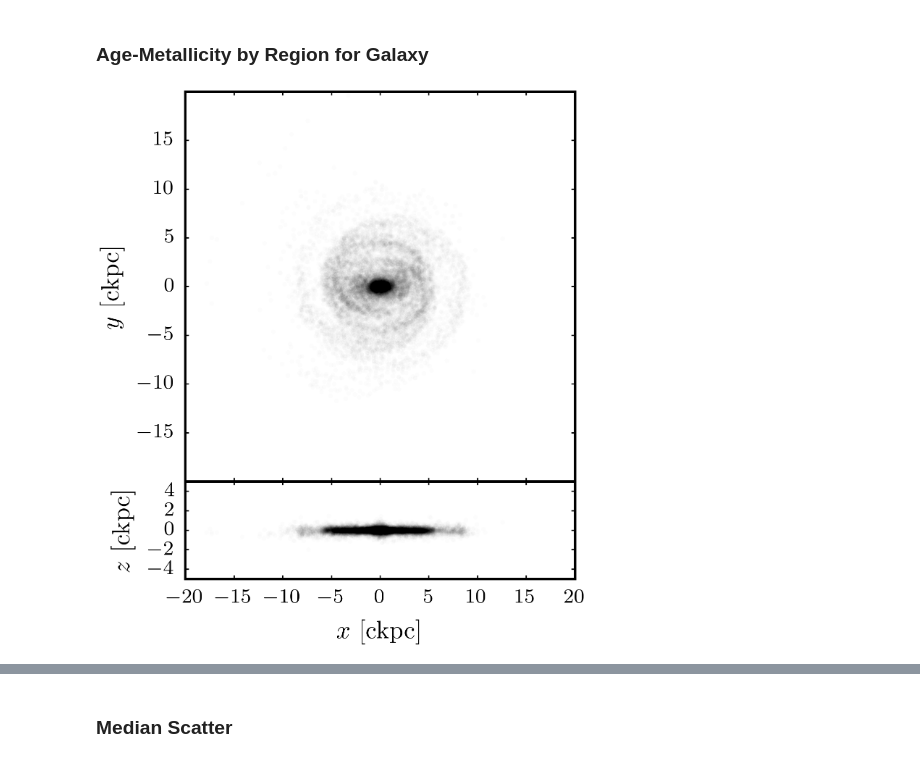
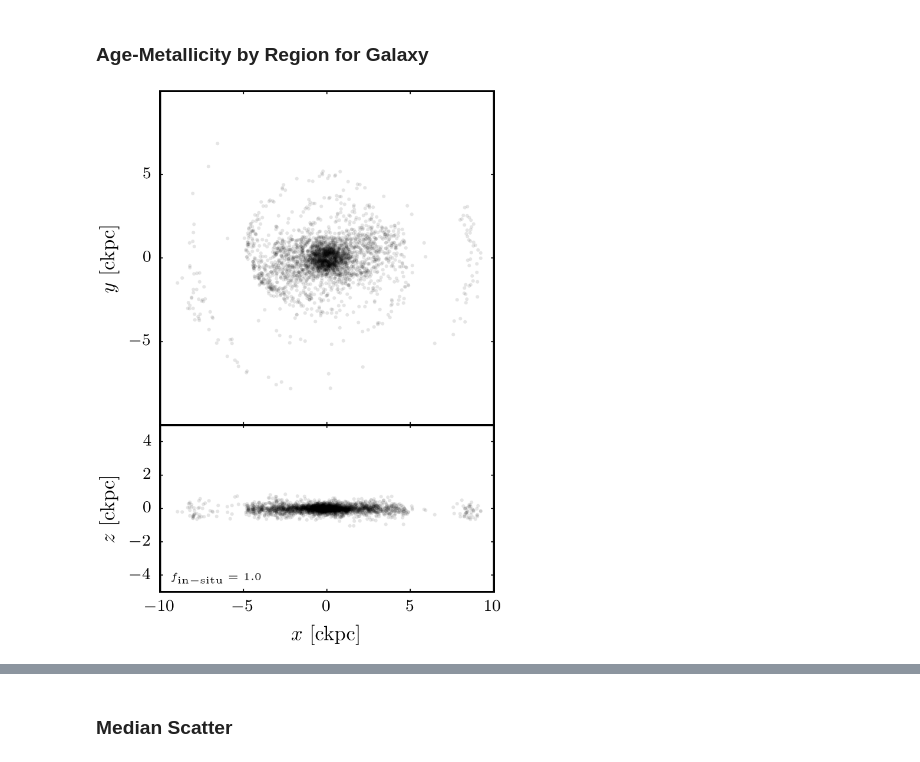
Before and after one commit to ffiza/auriga-metals, a Jupyter notebook: scripts/Age Metallicity Relation.ipynb, the cells around one changed output, grey strips where cells are left out. Cells and saved outputs as stored; diff of their text form; code cells hidden in the pictures.

```diff
--- a/scripts/Age Metallicity Relation.ipynb
+++ b/scripts/Age Metallicity Relation.ipynb
@@ -26,7 +29,8 @@ AGE_RANGE = (0, 14)
 ORIGINALS = [f"au{galaxy}_or_l4_s127" for galaxy in settings.galaxies]
 RERUNS = [f"au{galaxy}_or_l4_s127" for galaxy in settings.reruns]
 # %%
-def read_data(simulation: str, include_region: bool = False) -> pd.DataFrame:
+def read_data(simulation: str, include_region: bool = False,
+              tag_in_situ: bool = False) -> pd.DataFrame:
     """
     This method returns data related to the analysis in this notebook.
 
@@ -46,6 +50,7 @@ def read_data(simulation: str, include_region: bool = False) -> pd.DataFrame:
                  loadonlytype=[0, 1, 2, 3, 4, 5])
     s.add_stellar_age()
     s.add_metal_abundance(of="Fe", to='H')
+    s.add_circularity()
 
     is_real_star = (s.type == 4) & (s.stellar_formation_time > 0)
     is_main_obj = (s.halo == s.halo_idx) & (s.subhalo == s.subhalo_idx)
@@ -55,15 +60,20 @@ def read_data(simulation: str, include_region: bool = False) -> pd.DataFrame:
         "[Fe/H]": s.metal_abundance["Fe/H"][is_real_star & is_main_obj],
         "xPosition_ckpc": s.pos[is_real_star & is_main_obj, 0],
         "yPosition_ckpc": s.pos[is_real_star & is_main_obj, 1],
-        "zPosition_ckpc": s.pos[is_real_star & is_main_obj, 2]}
+        "zPosition_ckpc": s.pos[is_real_star & is_main_obj, 2],}
 
     if include_region:
         s.tag_particles_by_region(
             disc_std_circ=settings.disc_std_circ,
-            disc_min_circ=0.5,
+            disc_min_circ=settings.disc_min_circ,
             cold_disc_delta_circ=settings.cold_disc_delta_circ,
             bulge_max_specific_energy=settings.bulge_max_specific_energy)
         props["ComponentTag"] = s.region_tag[is_real_star & is_main_obj]
+        props["Circularity"] = s.circularity[is_real_star & is_main_obj]
+
+    if tag_in_situ:
+        s.tag_in_situ_stars()
+        props["IsInSitu"] = s.is_in_situ[is_real_star & is_main_obj]
 
     return pd.DataFrame(props)
 # %%
@@ -188,5 +198,5 @@ plt.close(fig)
 # %%
 SIMULATION = "au6_or_l4_s127"
 # %%
-df = read_data(simulation=SIMULATION, include_region=True)
+df = read_data(simulation=SIMULATION, include_region=True, tag_in_situ=True)
 # %%
@@ -275,39 +283,44 @@ plt.close(fig)
 # %%
 # Select particles in overdensity for the WM of Au6
 AGE_MIN, AGE_MAX = 0, 2.5
 ABUNDANCE_MIN, ABUNDANCE_MAX = 0.5, 1.3
 
 is_overdensity = (df["StellarAge_Gyr"] <= AGE_MAX) \
     & (df["StellarAge_Gyr"] >= AGE_MIN) \
         & (df["[Fe/H]"] <= ABUNDANCE_MAX) \
-            & (df["[Fe/H]"] >= ABUNDANCE_MIN)
+            & (df["[Fe/H]"] >= ABUNDANCE_MIN) \
+                & (df["ComponentTag"] == 3)
+in_situ_fraction = (
+    df["IsInSitu"][is_overdensity] == 1).sum() / is_overdensity.sum()
 
-fig = plt.figure(figsize=(3.0, 3.0))
+fig = plt.figure(figsize=(4.0, 4.0))
 gs = fig.add_gridspec(nrows=2, ncols=1, hspace=0.0, wspace=0.0)
 axs = gs.subplots(sharex=True, sharey=False)
-gs.set_height_ratios([4, 1])
+gs.set_height_ratios([2, 1])
 
-axs[0].set_xlim(-20, 20)
+axs[0].set_xlim(-10, 10)
 axs[0].set_xlabel("")
-axs[0].set_ylim(-20, 20)
+axs[0].set_ylim(-10, 10)
 axs[0].set_ylabel(r"$y$ [ckpc]")
-axs[0].set_yticks([-15, -10, -5, 0, 5, 10, 15])
+axs[0].set_yticks([-5, 0, 5])
 axs[0].set_aspect("equal")
 
 axs[1].set_xlabel(r"$x$ [ckpc]")
 axs[1].set_ylabel(r"$z$ [ckpc]")
 axs[1].set_ylim(-5, 5)
 axs[1].set_aspect("equal")
 
 axs[0].scatter(df["xPosition_ckpc"][is_overdensity],
                df["yPosition_ckpc"][is_overdensity],
-               alpha=0.01, lw=0, s=3, c="black")
+               alpha=0.1, lw=0, s=3, c="black")
 
 axs[1].scatter(df["xPosition_ckpc"][is_overdensity],
                df["zPosition_ckpc"][is_overdensity],
-               alpha=0.01, lw=0, s=3, c="black")
+               alpha=0.1, lw=0, s=3, c="black")
+axs[1].text(0.035, 0.07, r"$f_\mathrm{in-situ}=$" + f" {in_situ_fraction}",
+            transform=axs[1].transAxes, fontsize=5.0)
 
 fig.tight_layout()
 plt.show()
 # %% [output]
-[figure, old version]
+[figure, new version]
```
Also changed, not shown: parts of 3 cells of this notebook.
